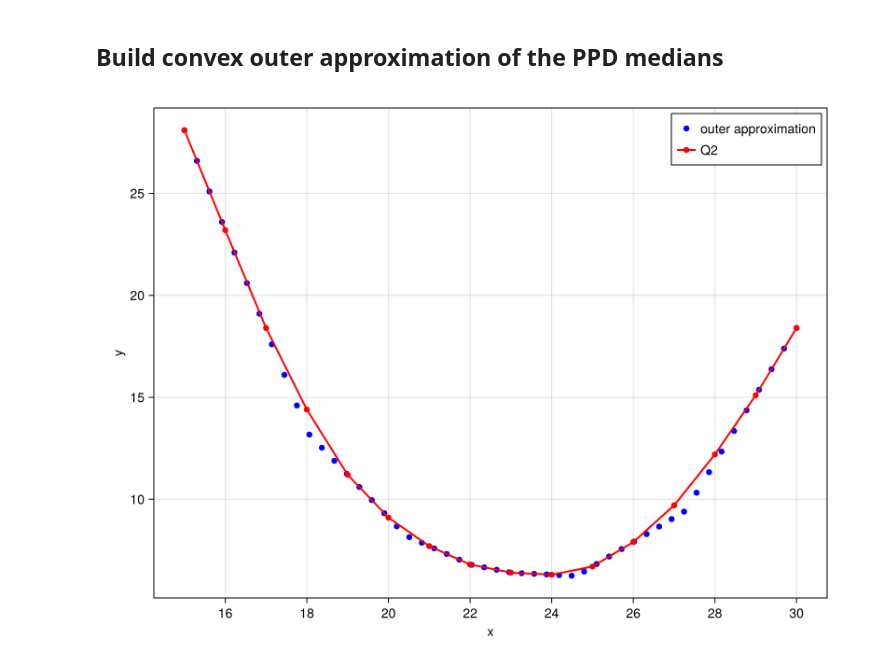
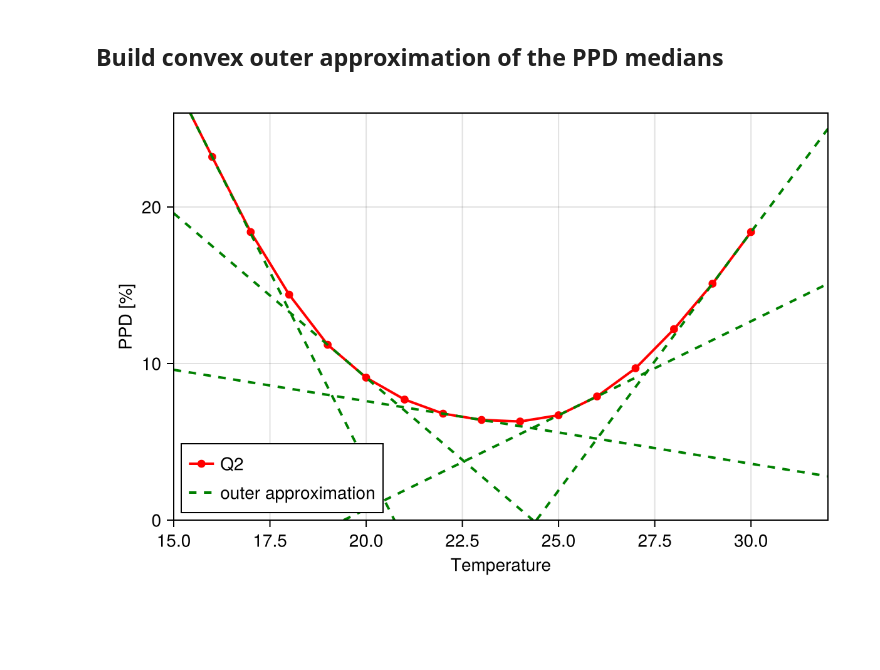
Before and after one commit to XinLiTue/Congestion-Management-based-on-Thermal-Comfort, a Jupyter notebook: PPD.ipynb, the cells around one changed output. Cells and saved outputs as stored; diff of their text form; code cells hidden in the pictures; blank space fills up the shorter version.

```diff
--- a/PPD.ipynb
+++ b/PPD.ipynb
@@ -78,48 +78,58 @@ CSV.write("data/PPD/PPD_quantiles.csv", dfg)
 # %% [markdown]
 ## Build convex outer approximation of the PPD medians
 # %%
+
+# compute ray f(x) through two median points that are adjacent
+f(x, (x1, y1), (x2, y2)) = y1 + (y2 - y1) / (x2 - x1) * (x - x1)
+
 function outer_approximate_x(x̄, medians::Vector{Tuple{Int64, Float64}})
-
-    # compute ray f(x) through two median points that are adjacent
-    f(x, (x1, y1), (x2, y2)) = y1 + (y2 - y1) / (x2 - x1) * (x - x1)
-
     model = Model(HiGHS.Optimizer)
     set_silent(model)
     @variable(model, x)
     @variable(model, y)
 
     # generate one constraint for each pair of adjacent medians
-    # for i in 3:length(medians) - 3
-    # for i in 1:3:length(medians) - 1
-    for i in [1,5,7,8,9,11,15]
+    for i in [1, 5, 8, 11, 15]
         @constraint(model, y >= f(x, medians[i], medians[i + 1]))
     end
 
     @objective(model, Min, y)
     @constraint(model, x == x̄)  # <-- a trivial constraint just for testing.
     optimize!(model)
     @assert is_solved_and_feasible(model)
     return value(y)
 end
 
-fig = Figure(; size = (800, 600))
-ax = Axis(fig[1, 1]; xlabel = "x", ylabel = "y")
-
-for x̄ in range(; start = 15, stop = 30, length = 50)
-    ȳ = outer_approximate_x(x̄, [(x, y) for (x, y) in zip(dfg.Ta, dfg.Q2)])
-    scatter!(ax, [x̄], [ȳ]; label = "outer approximation", color = :blue)
-end
+fig = Figure(; size = (600, 400))
+ax = Axis(fig[1, 1]; xlabel = "Temperature", ylabel = "PPD [%]")
 
 
 
 # plot medians using scatterlines
 scatterlines!(ax, dfg.Ta, dfg.Q2; label = "Q2", color = :red, linewidth = 2)
 
-axislegend(ax, unique = true)
+# for x̄ in range(; start = 15, stop = 30, length = 50)
+#     ȳ = outer_approximate_x(x̄, [(x, y) for (x, y) in zip(dfg.Ta, dfg.Q2)])
+#     scatter!(ax, [x̄], [ȳ]; label = "outer approximation", color = :blue)
+# end
+
+# plot all the outer approximation as lines
+for i in [1, 5, 8, 11, 15]
+    p1 = (dfg.Ta[i], dfg.Q2[i])
+    p2 = (dfg.Ta[i + 1], dfg.Q2[i + 1])
+
+    lines!(ax, 15:0.01:40, x -> f(x, p1, p2); label = "outer approximation", color = :green,linestyle = :dash, linewidth = 2)
+end
+
+ylims!(ax, 0, 26)
+xlims!(ax, 15, 32)
+
+
+axislegend(ax, unique = true, position = :lb)
 
 fig
 # %% [output]
-[figure, old version]
+[figure, new version]
 # %%
 # function outer_approximate_x_squared(x̄, f, ∇f)
 #     model = Model(HiGHS.Optimizer)
```
Also changed, not shown: 1 other file.
